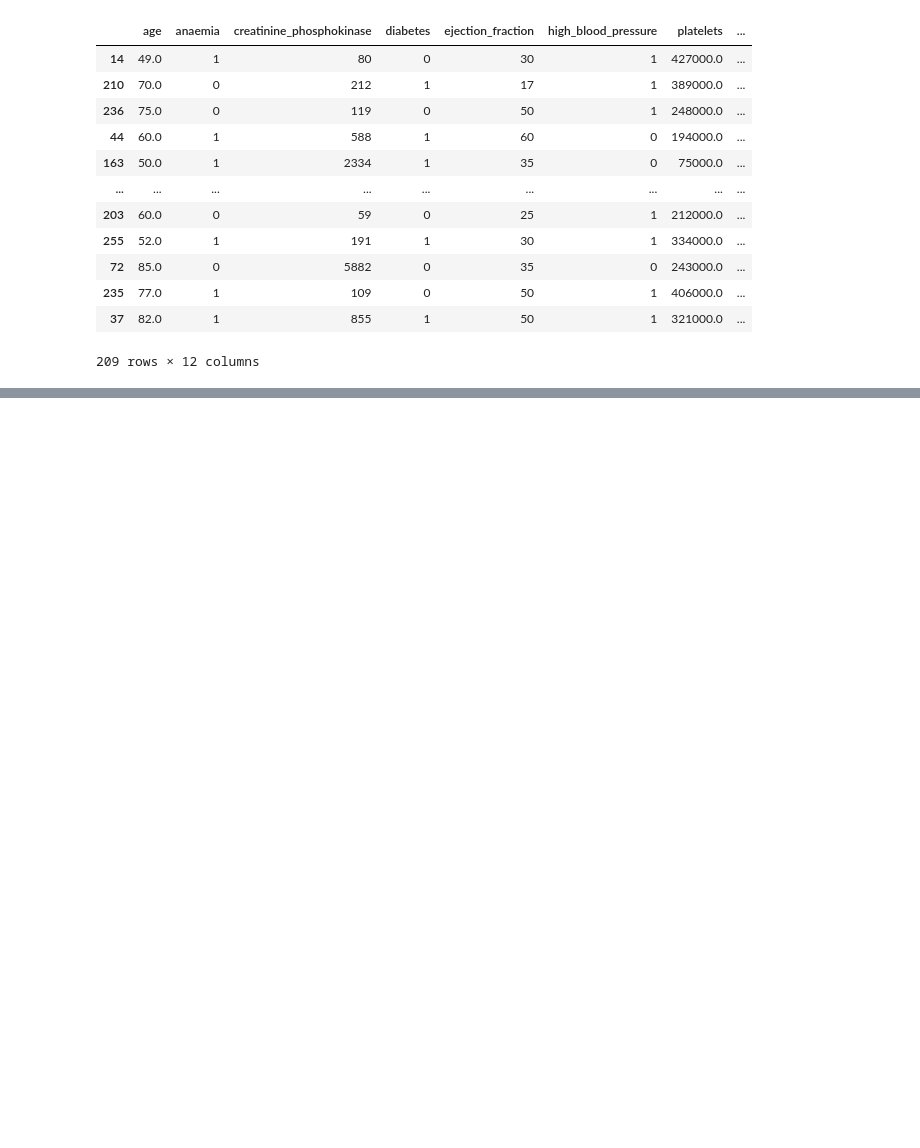
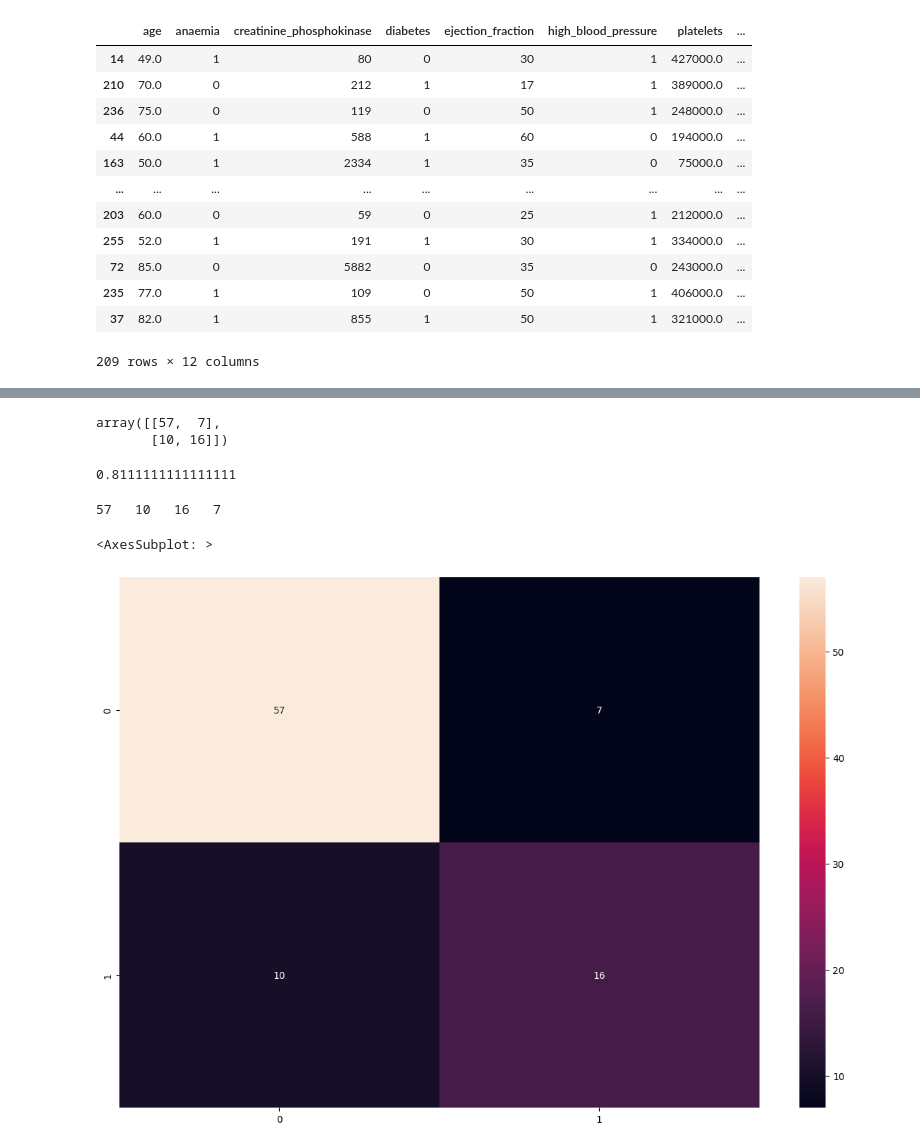
Before and after one commit to AltafUddin18/ConfusionMatrix-Class-8, a Jupyter notebook: confusionmatrix-class-8.ipynb, the cells around one changed output, grey strips where cells are left out. Saved outputs shown, nothing was run; the diff lists cells and outputs as text; code cells hidden in the pictures; blank space fills up the shorter version.

Commit message:
Kaggle Notebook | ConfusionMatrix-Class-8 | Version 2

```diff
--- a/confusionmatrix-class-8.ipynb
+++ b/confusionmatrix-class-8.ipynb
@@ -156,0 +165,4 @@ xtrain
+# %%
+clf = DecisionTreeClassifier()
+# %%
+clf.fit(xtrain,ytrain)
@@ -156,0 +171,3 @@ xtrain
+# %%
+pred = clf.predict(xtest)
+pred
@@ -156,0 +205,10 @@ xtrain
+# %%
+cm = confusion_matrix(ytest,pred)
+cm
+# %% [output]
+array([[57,  7],
+       [10, 16]])
+# %%
+accuracy_score(ytest,pred)
+# %% [output]
+0.8111111111111111
@@ -156,0 +217,10 @@ xtrain
+# %%
+print(tp, " ", fp, " ", tn, " ", fn)
+# %% [output]
+57   10   16   7
+# %%
+plt.figure(figsize=(15,10))
+sns.heatmap(cm, annot=True)
+# %% [output]
+<AxesSubplot: >
+[figure, added]
```
Also changed, not shown: parts of 15 cells of this notebook.
